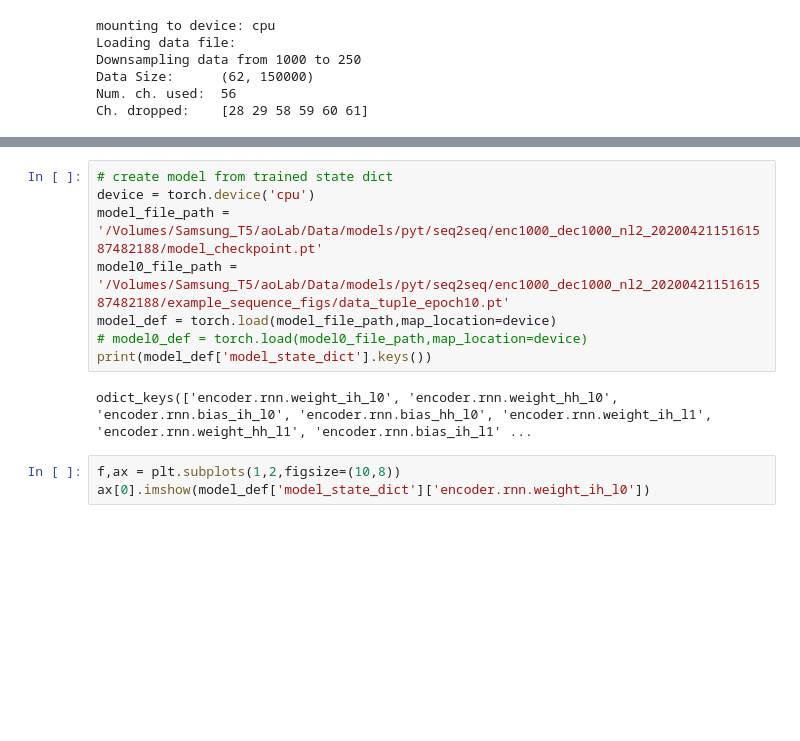
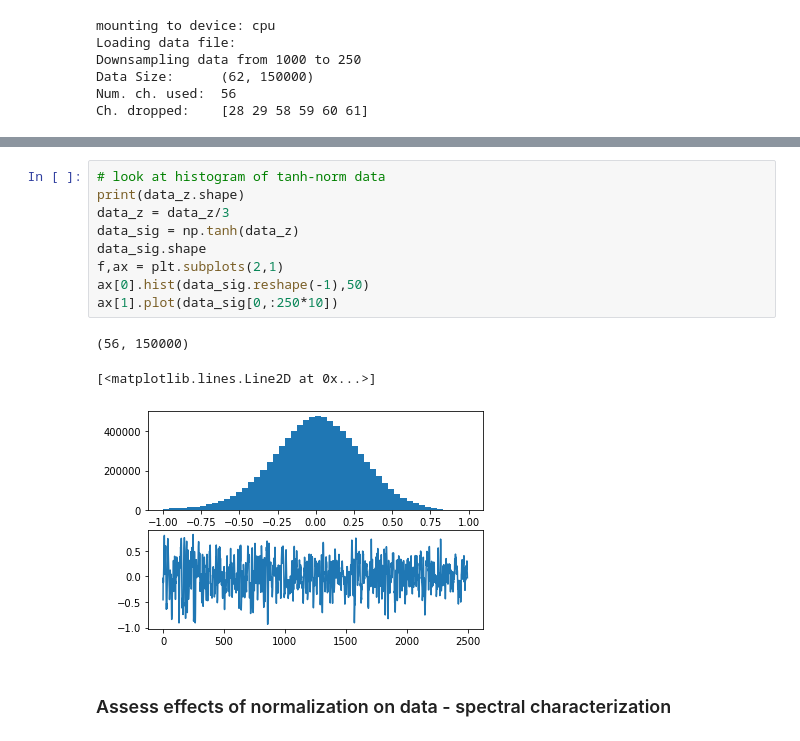
Before and after one commit to m-nolan/ecog_is2s, a Jupyter notebook: notebooks/Assess_ECoG_Normalization_20200423.ipynb, the cells around one changed output, grey strips where cells are left out. Drawn from its saved outputs; the diff is of its cells as text; blank space fills up the shorter version.

```diff
--- a/notebooks/Assess_ECoG_Normalization_20200423.ipynb
+++ b/notebooks/Assess_ECoG_Normalization_20200423.ipynb
@@ -206,13 +206,15 @@ Text(0.5, 1.0, 'Min, Max; all channels, norm. (*/3, 4, 5)')
-# %%
-# create model from trained state dict
-device = torch.device('cpu')
-model_file_path = '/Volumes/Samsung_T5/aoLab/Data/models/pyt/seq2seq/enc1000_dec1000_nl2_2020042115161587482188/model_checkpoint.pt'
-model0_file_path = '/Volumes/Samsung_T5/aoLab/Data/models/pyt/seq2seq/enc1000_dec1000_nl2_2020042115161587482188/example_sequence_figs/data_tuple_epoch10.pt'
-model_def = torch.load(model_file_path,map_location=device)
-# model0_def = torch.load(model0_file_path,map_location=device)
-print(model_def['model_state_dict'].keys())
-# %% [output]
-odict_keys(['encoder.rnn.weight_ih_l0', 'encoder.rnn.weight_hh_l0', 'encoder.rnn.bias_ih_l0', 'encoder.rnn.bias_hh_l0', 'encoder.rnn.weight_ih_l1', 'encoder.rnn.weight_hh_l1', 'encoder.rnn.bias_ih_l1' ...
-# %%
-f,ax = plt.subplots(1,2,figsize=(10,8))
-ax[0].imshow(model_def['model_state_dict']['encoder.rnn.weight_ih_l0'])
+# %%
+# look at histogram of tanh-norm data
+print(data_z.shape)
+data_z = data_z/3
+data_sig = np.tanh(data_z)
+data_sig.shape
+f,ax = plt.subplots(2,1)
+ax[0].hist(data_sig.reshape(-1),50)
+ax[1].plot(data_sig[0,:250*10])
+# %% [output]
+(56, 150000)
+[<matplotlib.lines.Line2D at 0x...>]
+[figure, added]
+# %% [markdown]
+### Assess effects of normalization on data - spectral characterization
```
Also changed, not shown: parts of 11 cells of this notebook, 11 other files.
